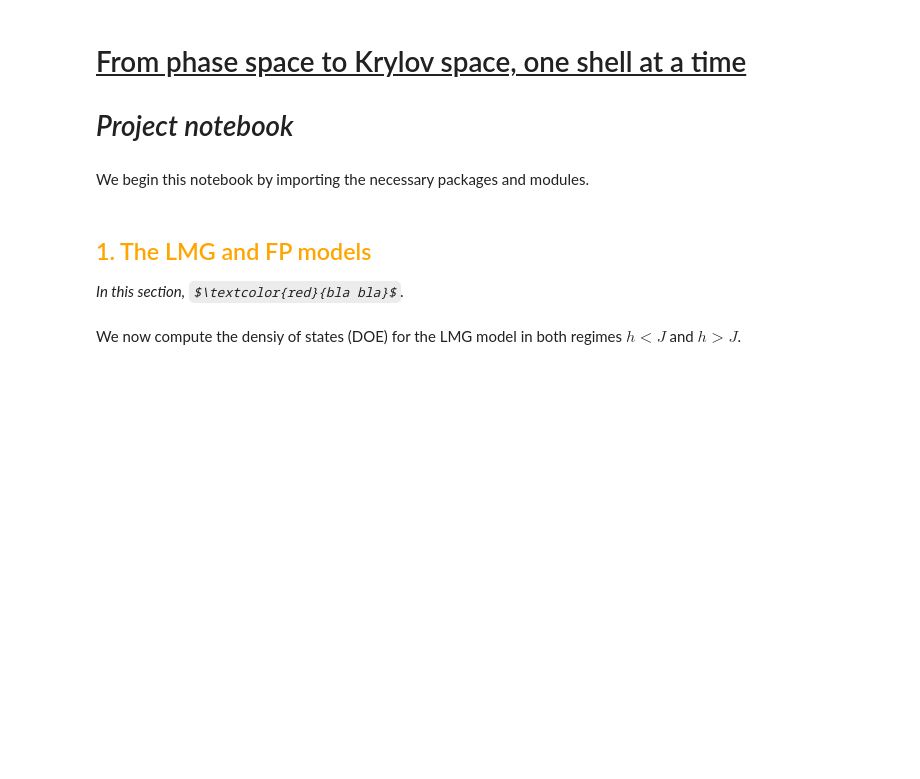
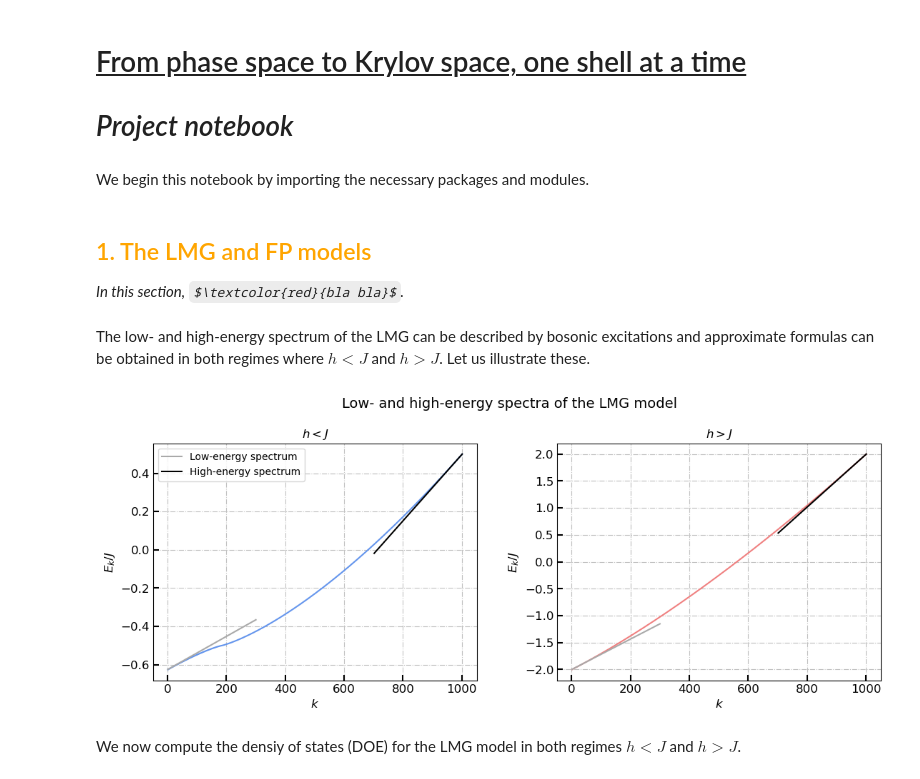
Before and after one commit to nicolasdero/KrylovQuantumClassical, a Jupyter notebook: project_notebook.ipynb, the cells around one changed output. Drawn from its saved outputs; the diff is of its cells as text; code cells hidden in the pictures; some formulas as TeX source; blank space fills up the shorter version.

```diff
--- a/project_notebook.ipynb
+++ b/project_notebook.ipynb
@@ -74,6 +77,38 @@ def wrapper_integrability_FP(a: float) -> tuple[float, float]:
 ## <span style="color:orange">1.  The LMG and FP models</span>
 
 <span><i>In this section, $\textcolor{red}{bla bla}$.</i></span>
+# %% [markdown]
+The low- and high-energy spectrum of the LMG can be described by bosonic excitations and approximate formulas can be obtained in both regimes where $h<J$ and $h>J$. Let us illustrate these.
+# %%
+LMG_system_1 = LMG(0.5, 1.0, 500)
+H_LMG_1 = LMG_system_1.build_intensive()
+
+LMG_system_2 = LMG(2.0, 1.0, 500)
+H_LMG_2 = LMG_system_2.build_intensive()
+
+E_LMG_spectrum_1, _ = np.linalg.eigh(H_LMG_1)
+E_LMG_spectrum_2, _ = np.linalg.eigh(H_LMG_2)
+# %%
+E_list = np.arange(1, len(E_LMG_spectrum_1) + 1)
+
+fig, (ax1, ax2) = plot_side_by_side(
+    title = ['Low- and high-energy spectra of the LMG model', r'$h<J$', r'$h>J$'],
+    x_labels = [r'$k$', r'$k$'],
+    y_labels = [r'$E_k/J$', r'$E_k/J$'])
+
+ax1.plot(E_list, E_LMG_spectrum_1, color = 'cornflowerblue')
+ax1.plot(E_list[:300], np.sqrt(LMG_system_1.J ** 2 - LMG_system_1.h ** 2) * E_list[:300] / (2 * LMG_system_1.S) + E_LMG_spectrum_1[0] , color = 'darkgrey', label = 'Low-energy spectrum')
+ax1.plot(E_list[-300:], np.sqrt(LMG_system_1.h * (LMG_system_1.h + LMG_system_1.J)) * E_list[-300:] / (LMG_system_1.S) - np.sqrt(LMG_system_1.h * (LMG_system_1.h + LMG_system_1.J)) * E_list[-1] / (LMG_system_1.S) + E_LMG_spectrum_1[-1], color = 'black', label = 'High-energy spectrum')
+
+ax2.plot(E_list, E_LMG_spectrum_2, color = 'lightcoral')
+ax2.plot(E_list[:300], np.sqrt(LMG_system_2.h * (LMG_system_2.h - LMG_system_2.J)) * E_list[:300] / (LMG_system_2.S) + E_LMG_spectrum_2[0] , color = 'darkgrey', label = 'Low-energy spectrum')
+ax2.plot(E_list[-300:], np.sqrt(LMG_system_2.h * (LMG_system_2.h + LMG_system_2.J)) * E_list[-300:] / (LMG_system_2.S) - np.sqrt(LMG_system_2.h * (LMG_system_2.h + LMG_system_2.J)) * E_list[-1] / (LMG_system_2.S) + E_LMG_spectrum_2[-1], color = 'black', label = 'High-energy spectrum')
+
+ax1.legend(fontsize = 10)
+
+plt.show()
+# %% [output]
+[figure, added]
 # %% [markdown]
 We now compute the densiy of states (DOE) for the LMG model in both regimes $h<J$ and $h>J$.
 # %%
```
Also changed, not shown: parts of 27 cells of this notebook, 2 other files.
